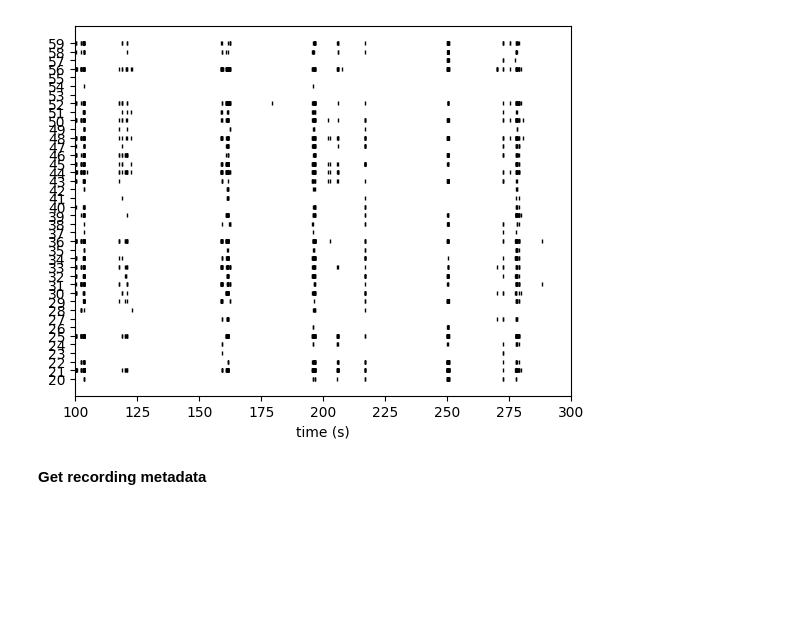
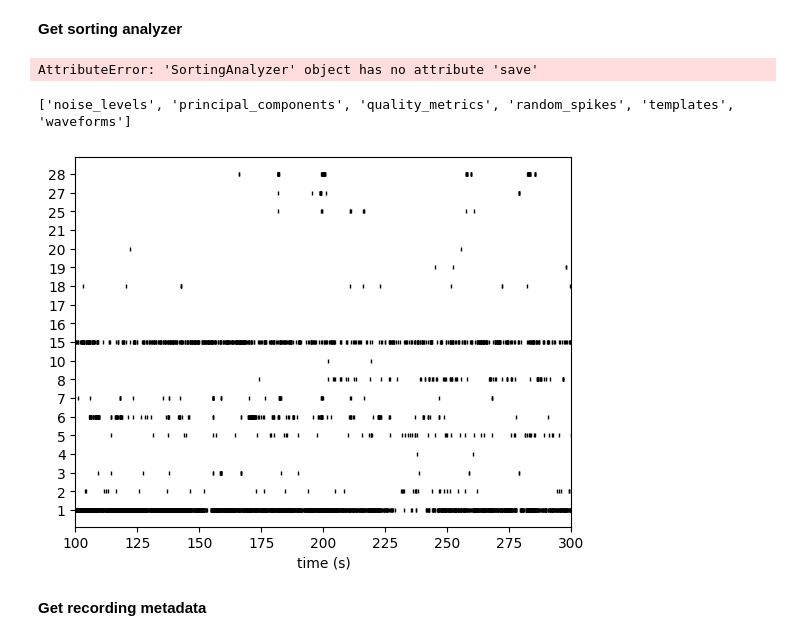
Before and after one commit to m-lockwood/sjlab, a Jupyter notebook: Python/spikeinterface/read_kilosort.ipynb, the cells around one changed output. Cells and saved outputs as stored; diff of their text form; code cells hidden in the pictures; blank space fills up the shorter version.

```diff
--- a/Python/spikeinterface/read_kilosort.ipynb
+++ b/Python/spikeinterface/read_kilosort.ipynb
@@ -25,9 +29,9 @@ session_folder = os.path.join(base_folder, animal_ID, session_ID)
 # %%
 # Path to Kilosort3 output files within session folder
-kilosort_folder = os.path.join(session_folder, 'kilosort3')
+kilosort_folder = os.path.join(session_folder, 'kilosort3_v3')
 
 # Get output from spike sorting using Kilosort3, keeping only good units
-sorting_KS = se.read_kilosort(folder_path=kilosort_folder,keep_good_only=False)
+sorting_KS = se.read_kilosort(folder_path=kilosort_folder,keep_good_only=True)
 print(sorting_KS)
 
 # Get path to Open-Ephys Record Node within session folder
@@ -43,11 +47,4 @@ else:
 
 # Get recording from open ephys
 recording = se.read_openephys(folder_path=path_to_recording, stream_name = 'Record Node 102#Neuropix-PXI-100.ProbeA')
-
-# Create a sorting analyzer
-sorting_analyzer = sc.create_sorting_analyzer(sorting_KS, recording)
-
-# Compute sorting analyzer info
-sorting_analyzer.compute("random_spikes")
-sorting_analyzer.compute("waveforms")
 # %% [output]
@@ -56,9 +52,73 @@ KiloSortSortingExtractor: 112 units - 1 segments - 30.0kHz
+# %% [markdown]
+**Get sorting analyzer**
+# %%
+output_folder = os.path.join(session_folder, 'spikeinterface')
+filename_sa = 'sorting_analyzer_'+session_ID+'.pkl'
+filepath_sa = os.path.join(output_folder, filename_sa)
+
+if glob.glob(filepath_sa) and overwrite_sa == False:
+    sorting_analyzer = sc.load_sorting_analyzer(folder=filepath_sa)
+    print('Sorting analyzer loaded from:', filepath_sa)
+else:
+    # Create a sorting analyzer
+    sorting_analyzer = sc.create_sorting_analyzer(sorting_KS, recording)
+
+    # Compute sorting analyzer info for main analysis
+    sorting_analyzer.compute("random_spikes")
+    sorting_analyzer.compute("waveforms")
+
+    # Compute sorting analyzer info for quality metrics
+    sorting_analyzer.compute("templates")
+    sorting_analyzer.compute("noise_levels")
+    sorting_analyzer.compute("principal_components")
+    sorting_analyzer.get_extension('principal_components').get_data()
+    sorting_analyzer.get_extension('templates').get_data()
+
+    # Save sorting analyzer to a .pkl file
+    sorting_analyzer.save_as(folder=os.path.join(output_folder,filename_sa))
+    print('Sorting analyzer saved to:', os.path.join(output_folder,filename_sa))
+
+# Print sorting analyzer metadata
+available_extension_names = sorting_analyzer.get_loaded_extension_names()
+print(available_extension_names)
+# %% [output]
+AttributeError: 'SortingAnalyzer' object has no attribute 'save'
+# %%
+## Load recording and sorting analyzer (if sorting analyzer it exists)
+
+# Load recording from open ephys binary file
+# Get path to Open-Ephys Record Node within session folder
+matching_files = glob.glob(os.path.join(session_folder, '**', 'settings.xml'), recursive=True)
+if matching_files:
+    # Get the first matching file
+    first_matching_file = matching_files[0]
+
+    # Get the directory of the first matching file
+    path_to_recording = os.path.dirname(first_matching_file)
+else:
+    print("No 'settings.xml' file found in the specified path.")
+recording = se.read_openephys(folder_path=path_to_recording, stream_name = 'Record Node 102#Neuropix-PXI-100.ProbeA')
+
+# Load sorting analyzer .pkl file
+output_folder = os.path.join(session_folder, 'spikeinterface')
+filename_sa = 'sorting_analyzer_'+session_ID+'.pkl'
+path_to_sa = os.path.join(output_folder, filename_sa)
+
+sorting_analyzer = sc.load_sorting_analyzer(folder=filepath)
+available_extension_names = sorting_analyzer.get_loaded_extension_names()
+print(available_extension_names)
+
+sorting_analyzer
+# %% [output]
+['noise_levels', 'principal_components', 'quality_metrics', 'random_spikes', 'templates', 'waveforms']
 # %%
+# Get all unit ids. If keep_good_only=True, only IDs of good units are returned
+unit_ids = sorting_analyzer.unit_ids[:]
 
 # Plots rasters of first 20 units
-w_rs = sw.plot_rasters(sorting_analyzer, time_range=(100, 300), unit_ids=list(range(20,60)))
+w_rs = sw.plot_rasters(sorting_analyzer, time_range=(100, 300), unit_ids = unit_ids[1:20])
 # %% [output]
-[figure, old version]
+[figure, new version]
 # %% [markdown]
 **Get recording metadata**
 # %%
```
Also changed, not shown: parts of 12 cells of this notebook, 5 other files.
